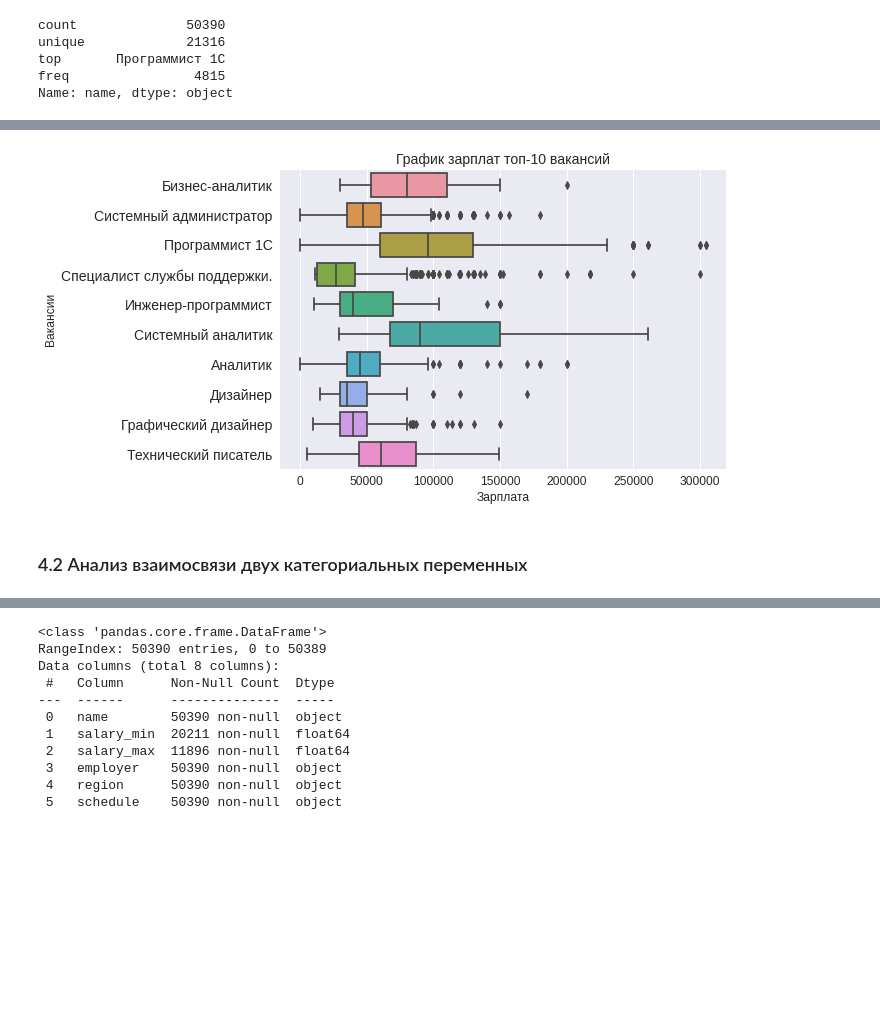
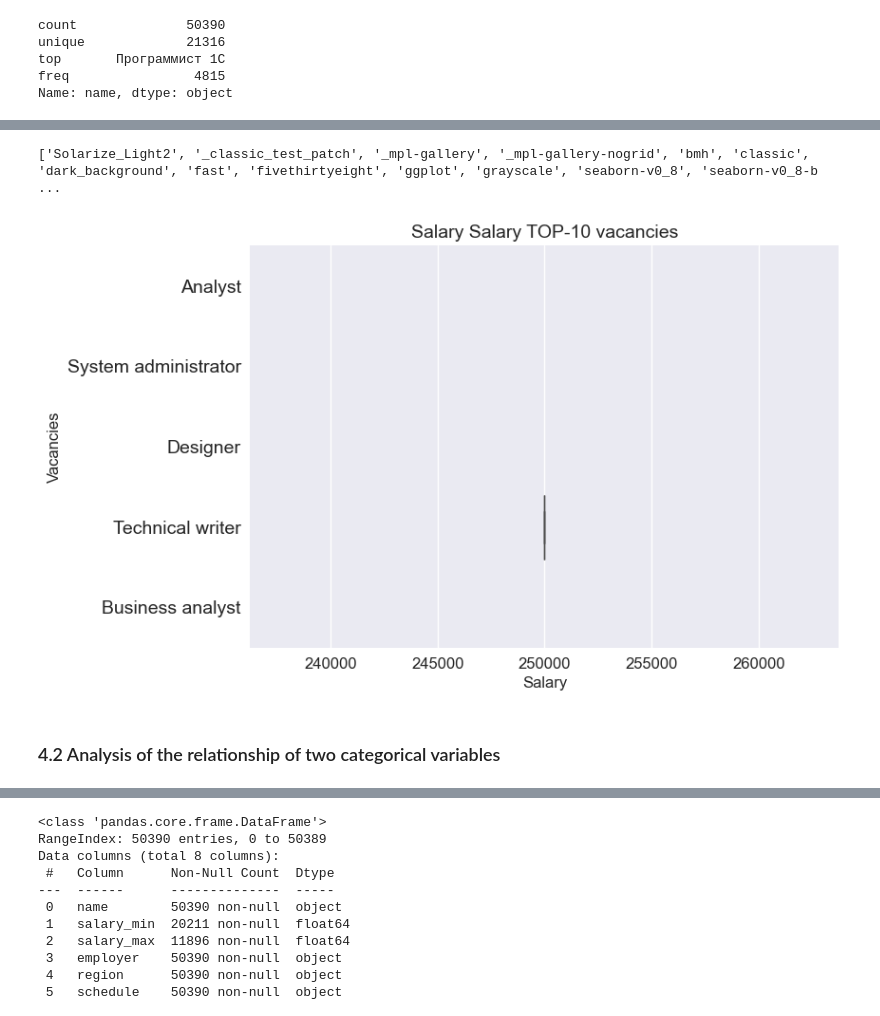
Before and after one commit to MichaelPomelov/Yandex-Praktikum-projects-in-DS, a Jupyter notebook: Exploratory Data Analysis/EDA_statistic.ipynb, the cells around one changed output, grey strips where cells are left out. Saved outputs shown, nothing was run; the diff lists cells and outputs as text; code cells hidden in the pictures; blank space fills up the shorter version.

```diff
--- a/Exploratory Data Analysis/EDA_statistic.ipynb
+++ b/Exploratory Data Analysis/EDA_statistic.ipynb
@@ -249,8 +248,8 @@ import matplotlib.pyplot as plt
 salary_from_stat_na = salary_from_stat.dropna()
 plt.axis(ymin=0, ymax=550000)
 plt.boxplot(salary_from_stat_na)
-plt.title('График boxplot зарплат "от"', fontsize=14)
-plt.ylabel('Размер зарплаты', fontsize=12)
-plt.style.use('seaborn')
+plt.title('Boxplot Salary Salary "from" ', fontsize=14)
+plt.ylabel('Salary size', fontsize=12)
+plt.style.use('seaborn-v0_8')
 plt.show()
 # %% [output]
@@ -344,9 +345,9 @@ Name: key_skills_list, dtype: int64
 import matplotlib.pyplot as plt
 
 plt.xticks(rotation=30, ha='right')
-plt.title('Топ 10 Вакансии по критериям айти')
-plt.style.use('seaborn')
-plt.xlabel('Количество вакансий')
+plt.title('TOP 10 vacancies according to IT criteria ')
+plt.style.use('seaborn-v0_8')
+plt.xlabel('Number of vacancies')
 params = {
     'axes.titlesize':11,
     'xtick.labelsize':12,
@@ -362,9 +363,9 @@ plt.show()
 import matplotlib.pyplot as plt
 
 plt.xticks(rotation=30, ha='right')
-plt.title('Топ 10 ключевых навыков в IT ')
-plt.style.use('seaborn')
-plt.xlabel('Количество вакансий с требованиями')
+plt.title('TOP 10 key skills in it ')
+plt.style.use('seaborn-v0_8')
+plt.xlabel('Number of vacancies with requirements')
 params = {
     'axes.titlesize':10,
     'xtick.labelsize':12,
@@ -411,3 +397,18 @@ filter_df = df[filter]
+# %%
+top_name_list = ['Programmer 1C',
+                    'Specialist of the Support Service.',
+                    'System administrator',
+                    'System analyst',
+                    'Analyst',
+                    'Engineer-programmist',
+                    'Graphic designer ',
+                    'Business analyst',
+                    'Designer',
+                    'Technical writer']
+
+filter = df['name'].isin(top_name_list)
+
+filter_df = df[filter]
 # %%
 filter_df.groupby('name')['convertred_salary_from'].describe()
 # %% [output]
@@ -442,17 +433,21 @@ Name: convertred_salary_from, dtype: float64
+# %%
+print(plt.style.available)
+# %% [output]
+['Solarize_Light2', '_classic_test_patch', '_mpl-gallery', '_mpl-gallery-nogrid', 'bmh', 'classic', 'dark_background', 'fast', 'fivethirtyeight', 'ggplot', 'grayscale', 'seaborn-v0_8', 'seaborn-v0_8-b ...
 # %%
 import seaborn as sns
 
-plt.title('График зарплат топ-10 вакансий', fontsize=14)
+plt.title('Salary Salary TOP-10 vacancies', fontsize=14)
 sns.boxplot(x='convertred_salary_from', y='name', data=filter_df)
-plt.ylabel('Вакансии', fontsize=12)
-plt.xlabel('Зарплата', fontsize=12)
+plt.ylabel('Vacancies', fontsize=12)
+plt.xlabel('Salary', fontsize=12)
 
-plt.style.use('seaborn-muted')
+plt.style.use('seaborn-v0_8-muted')
 plt.show()
 # %% [output]
-[figure, old version]
+[figure, new version]
-# %% [markdown]
-### 4.2 Анализ взаимосвязи двух категориальных переменных
+# %% [markdown]
+### 4.2 Analysis of the relationship of two categorical variables
 # %%
 part_df = filter_df[['key_skills_list', 'name']]
 part_df = part_df.explode('key_skills_list').dropna()
```
Also changed, not shown: parts of 159 cells of this notebook, 2 other files.
